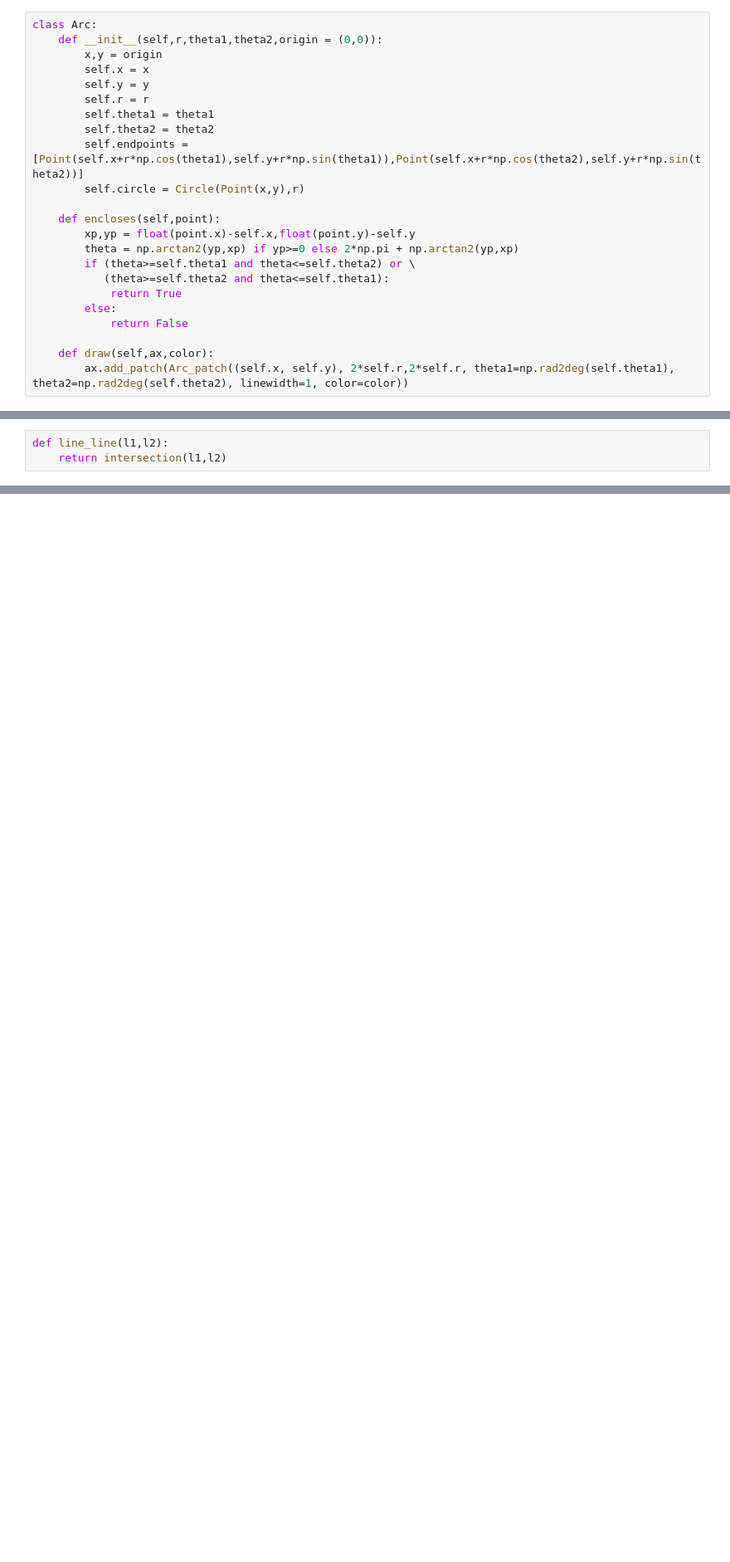
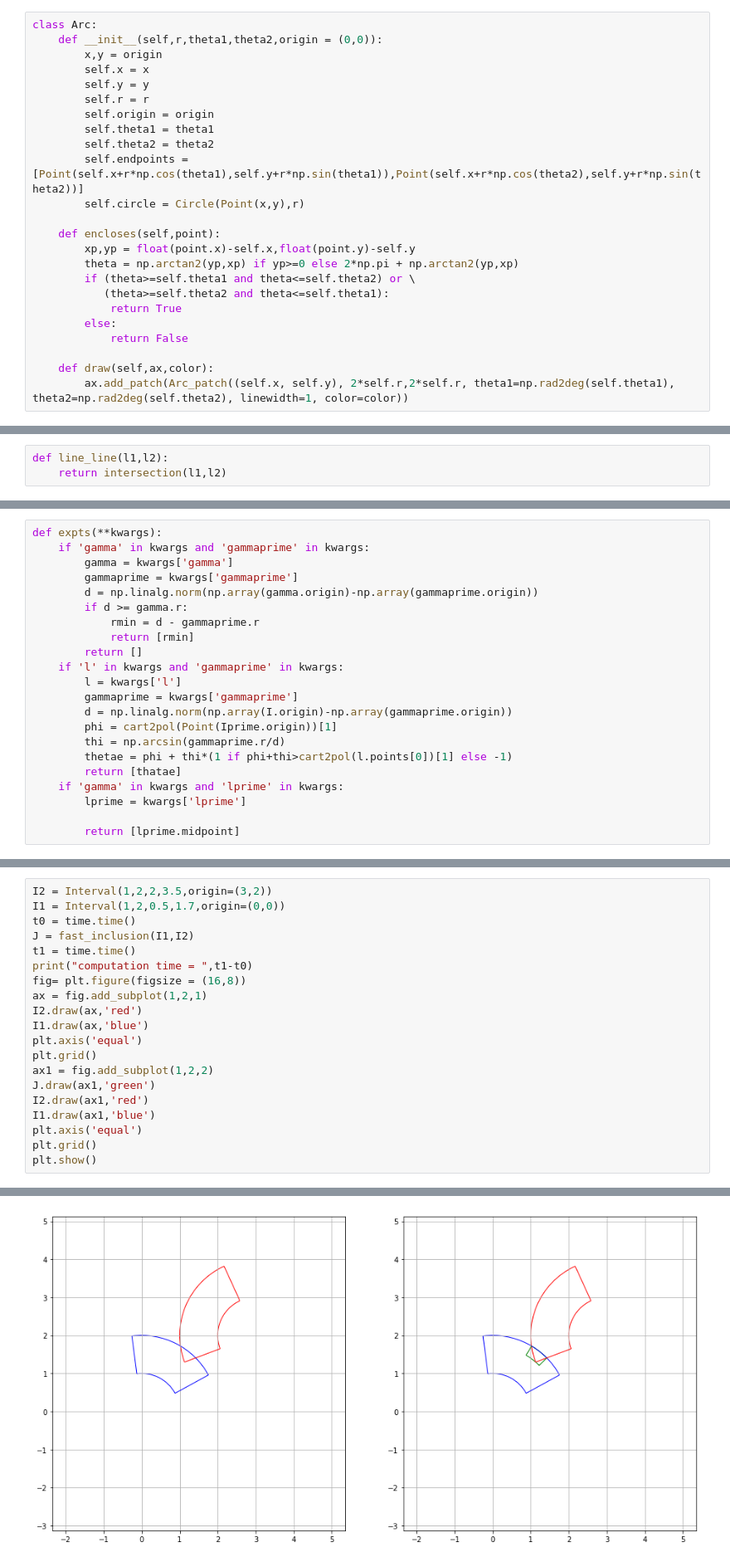
Before and after one commit to KshitijBhat/interval-analysis-method, a Jupyter notebook: fast_algo.ipynb, the cells around one changed output, grey strips where cells are left out. Shown: that part at 83% size. Saved outputs shown, nothing was run; the diff lists cells and outputs as text; blank space fills up the shorter version.

```diff
--- a/fast_algo.ipynb
+++ b/fast_algo.ipynb
@@ -11,6 +12,7 @@ class Arc:
         self.x = x
         self.y = y
         self.r = r
+        self.origin = origin
         self.theta1 = theta1
         self.theta2 = theta2
         self.endpoints = [Point(self.x+r*np.cos(theta1),self.y+r*np.sin(theta1)),Point(self.x+r*np.cos(theta2),self.y+r*np.sin(theta2))]
@@ -97,0 +112,22 @@ def fast_inclusion(I,Iprime):
+# %%
+def expts(**kwargs):
+    if 'gamma' in kwargs and 'gammaprime' in kwargs:
+        gamma = kwargs['gamma']
+        gammaprime = kwargs['gammaprime']
+        d = np.linalg.norm(np.array(gamma.origin)-np.array(gammaprime.origin))
+        if d >= gamma.r:
+            rmin = d - gammaprime.r
+            return [rmin]
+        return []
+    if 'l' in kwargs and 'gammaprime' in kwargs:
+        l = kwargs['l']
+        gammaprime = kwargs['gammaprime']
+        d = np.linalg.norm(np.array(I.origin)-np.array(gammaprime.origin))
+        phi = cart2pol(Point(Iprime.origin))[1]
+        thi = np.arcsin(gammaprime.r/d)
+        thetae = phi + thi*(1 if phi+thi>cart2pol(l.points[0])[1] else -1)
+        return [thatae]
+    if 'gamma' in kwargs and 'lprime' in kwargs:
+        lprime = kwargs['lprime']
+
+        return [lprime.midpoint]
@@ -97,0 +360,21 @@ def fast_inclusion(I,Iprime):
+# %%
+I2 = Interval(1,2,2,3.5,origin=(3,2))
+I1 = Interval(1,2,0.5,1.7,origin=(0,0))
+t0 = time.time()
+J = fast_inclusion(I1,I2)
+t1 = time.time()
+print("computation time = ",t1-t0)
+fig= plt.figure(figsize = (16,8))
+ax = fig.add_subplot(1,2,1)
+I2.draw(ax,'red')
+I1.draw(ax,'blue')
+plt.axis('equal')
+plt.grid()
+ax1 = fig.add_subplot(1,2,2)
+J.draw(ax1,'green')
+I2.draw(ax1,'red')
+I1.draw(ax1,'blue')
+plt.axis('equal')
+plt.grid()
+plt.show()
+# %% [output]
@@ -97,0 +382 @@ def fast_inclusion(I,Iprime):
+[figure, added]
```
Also changed, not shown: parts of 22 cells of this notebook, 2 other files.
